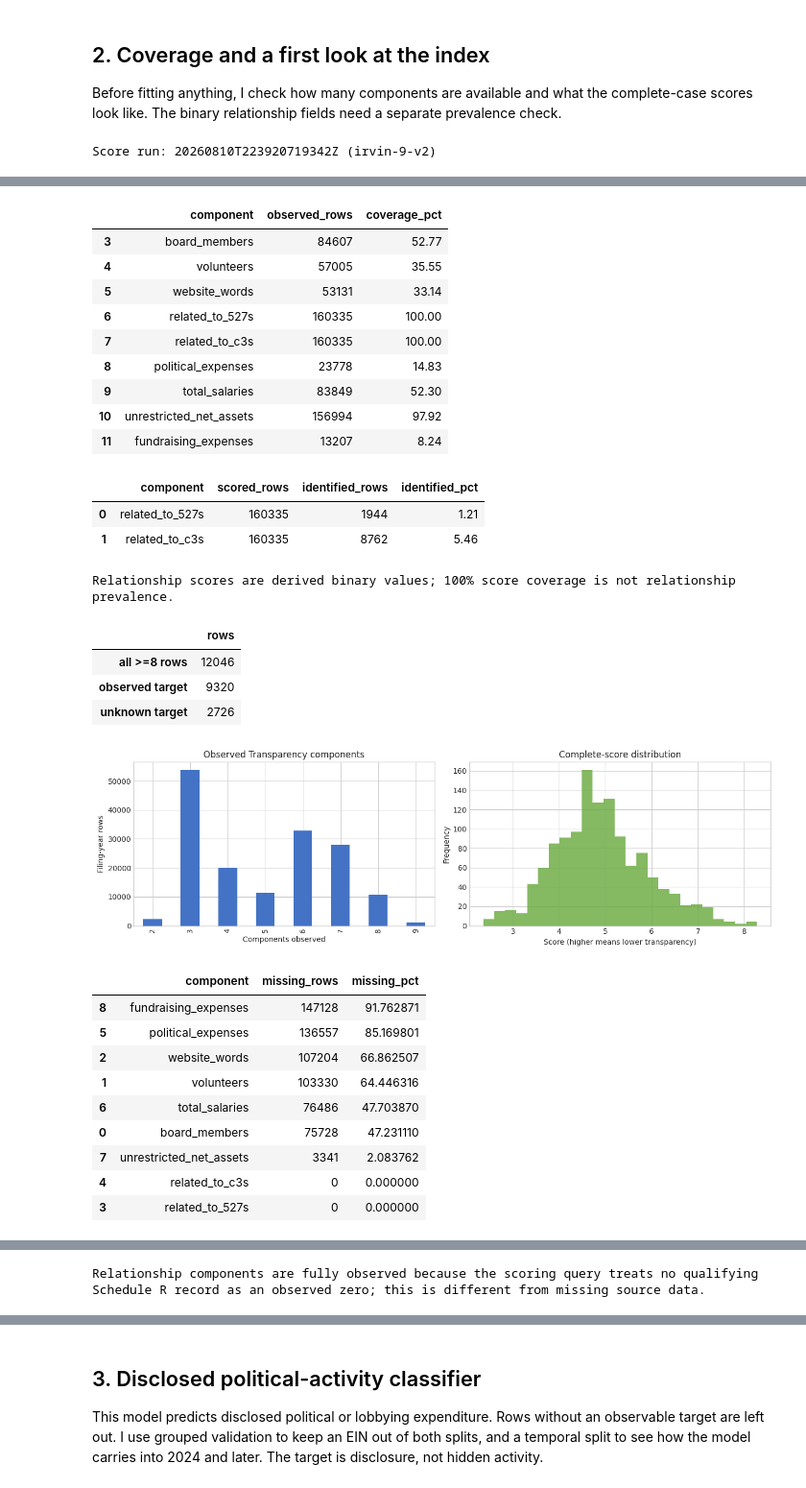
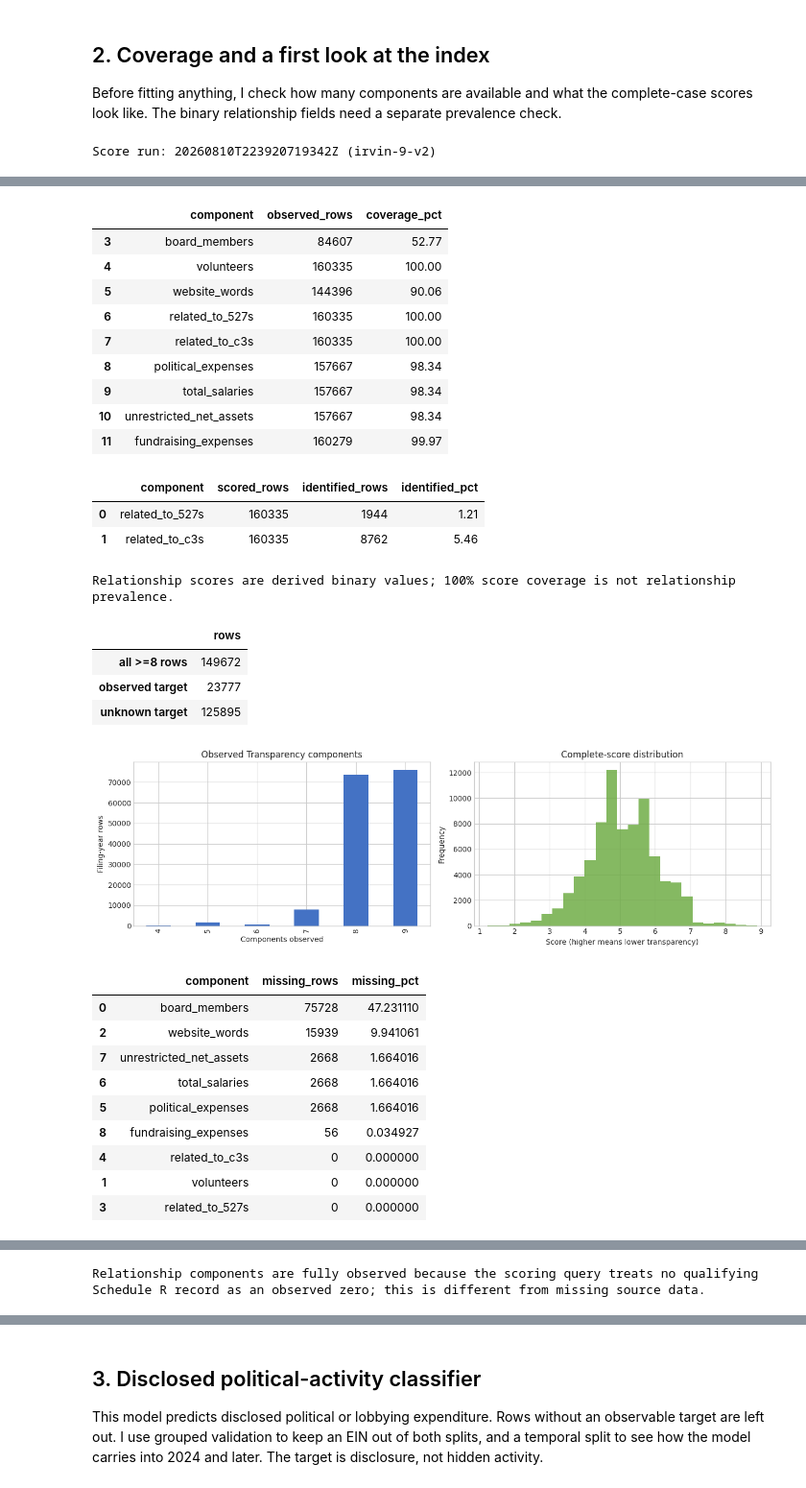
Before and after one commit to team-glass-house/influence-network, a Jupyter notebook: notebooks/transparency_index.ipynb, the cells around one changed output, grey strips where cells are left out. Shown at 96% size. Saved outputs shown, nothing was run; the diff lists cells and outputs as text; code cells hidden in the pictures.

Commit message:
Fix for total_volunteers

```diff
--- a/notebooks/transparency_index.ipynb
+++ b/notebooks/transparency_index.ipynb
@@ -99,6 +100,7 @@ run_ids = all_features["run_id"].dropna().unique()
 assert len(run_ids) == 1, f"Expected one score run, found {len(run_ids)}"
 run_id = run_ids[0]
 index_version = all_features["index_version"].iloc[0]
+assert index_version == INDEX_VERSION == "irvin-9-v2"
 print(f"Score run: {run_id} ({index_version})")
 
 coverage = transparency_coverage_summary(all_features)
@@ -284,30 +286,30 @@ Score run: 20260810T223920719342Z (irvin-9-v2)
 |  | component | observed_rows | coverage_pct |
 | 3 | board_members | 84607 | 52.77 |
-| 4 | volunteers | 57005 | 35.55 |
-| 5 | website_words | 53131 | 33.14 |
+| 4 | volunteers | 160335 | 100.00 |
+| 5 | website_words | 144396 | 90.06 |
 | 6 | related_to_527s | 160335 | 100.00 |
 | 7 | related_to_c3s | 160335 | 100.00 |
-| 8 | political_expenses | 23778 | 14.83 |
-| 9 | total_salaries | 83849 | 52.30 |
-| 10 | unrestricted_net_assets | 156994 | 97.92 |
-| 11 | fundraising_expenses | 13207 | 8.24 |
+| 8 | political_expenses | 157667 | 98.34 |
+| 9 | total_salaries | 157667 | 98.34 |
+| 10 | unrestricted_net_assets | 157667 | 98.34 |
+| 11 | fundraising_expenses | 160279 | 99.97 |
 |  | component | scored_rows | identified_rows | identified_pct |
 | 0 | related_to_527s | 160335 | 1944 | 1.21 |
 | 1 | related_to_c3s | 160335 | 8762 | 5.46 |
 Relationship scores are derived binary values; 100% score coverage is not relationship prevalence.
 |  | rows |
-| all >=8 rows | 12046 |
-| observed target | 9320 |
-| unknown target | 2726 |
+| all >=8 rows | 149672 |
+| observed target | 23777 |
+| unknown target | 125895 |
-[figure, old version]
+[figure, new version]
 |  | component | missing_rows | missing_pct |
-| 8 | fundraising_expenses | 147128 | 91.762871 |
-| 5 | political_expenses | 136557 | 85.169801 |
-| 2 | website_words | 107204 | 66.862507 |
-| 1 | volunteers | 103330 | 64.446316 |
-| 6 | total_salaries | 76486 | 47.703870 |
 | 0 | board_members | 75728 | 47.231110 |
-| 7 | unrestricted_net_assets | 3341 | 2.083762 |
+| 2 | website_words | 15939 | 9.941061 |
+| 7 | unrestricted_net_assets | 2668 | 1.664016 |
+| 6 | total_salaries | 2668 | 1.664016 |
+| 5 | political_expenses | 2668 | 1.664016 |
+| 8 | fundraising_expenses | 56 | 0.034927 |
 | 4 | related_to_c3s | 0 | 0.000000 |
+| 1 | volunteers | 0 | 0.000000 |
 | 3 | related_to_527s | 0 | 0.000000 |
 |  | component | score_1_meaning | score_1_rows | score_1_pct_known | score_0_meaning | score_0_rows | ... |
```
Also changed, not shown: parts of 7 cells of this notebook, 2 other files.
